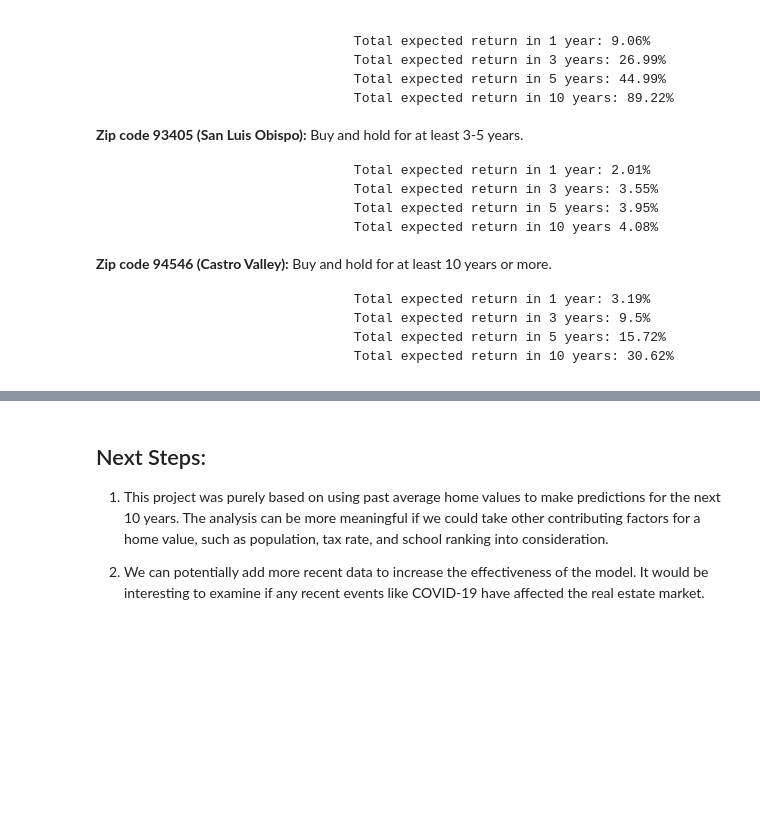
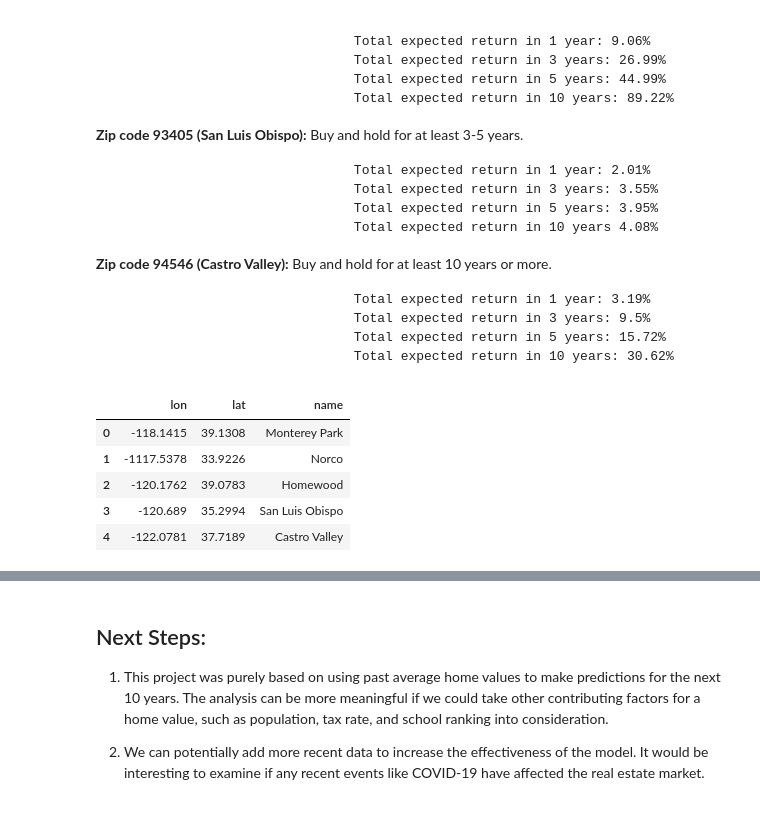
Before and after one commit to jennifernha/Zillow-Time-Series, a Jupyter notebook: Zillow-Times-Series.ipynb, the cells around one changed output, grey strips where cells are left out. Drawn from its saved outputs; the diff is of its cells as text; code cells hidden in the pictures; blank space fills up the shorter version.

```diff
--- a/Zillow-Times-Series.ipynb
+++ b/Zillow-Times-Series.ipynb
@@ -1133,3 +1133,27 @@ Our result shows that below 5 zipcodes have the highest ROI, and therefore, I re
                                    Total expected return in 3 years: 9.5%
                                    Total expected return in 5 years: 15.72%
                                    Total expected return in 10 years: 30.62%
+# %%
+import folium
+
+# Make an empty map
+m = folium.Map(location=[36,-120], tiles="OpenStreetMap", zoom_start=6)
+
+# Show the map
+m
+
+# Make a data frame with dots to show on the map
+data = pd.DataFrame({
+   'lon':[-118.1415, -1117.5378, -120.1762, -120.6890, -122.0781],
+   'lat':[39.1308, 33.9226, 39.0783, 35.2994, 37.7189],
+   'name':['Monterey Park', 'Norco', 'Homewood', ' San Luis Obispo', 'Castro Valley'],
+}, dtype=str)
+
+data
+# %% [output]
+|  | lon | lat | name |
+| 0 | -118.1415 | 39.1308 | Monterey Park |
+| 1 | -1117.5378 | 33.9226 | Norco |
+| 2 | -120.1762 | 39.0783 | Homewood |
+| 3 | -120.689 | 35.2994 | San Luis Obispo |
+| 4 | -122.0781 | 37.7189 | Castro Valley |
```
Also changed, not shown: parts of 4 cells of this notebook, 2 other files.
